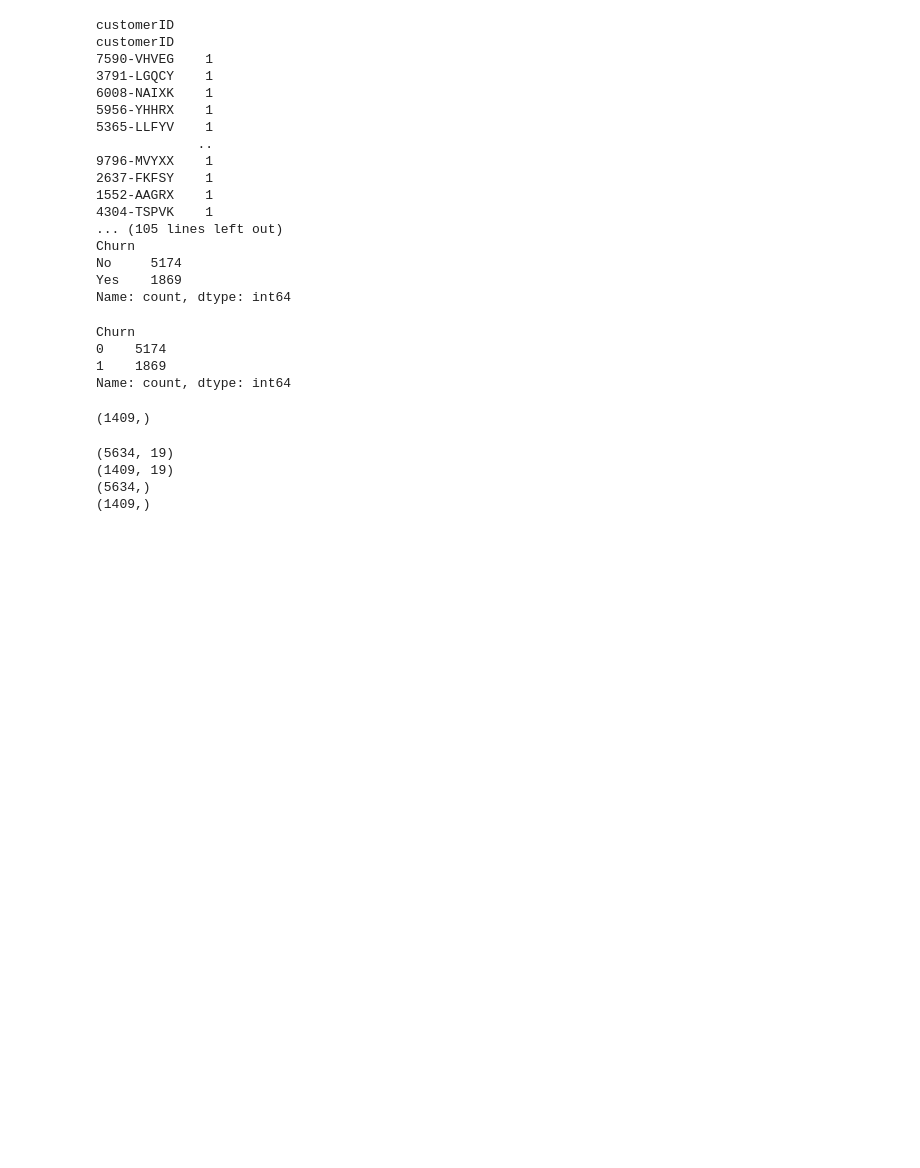
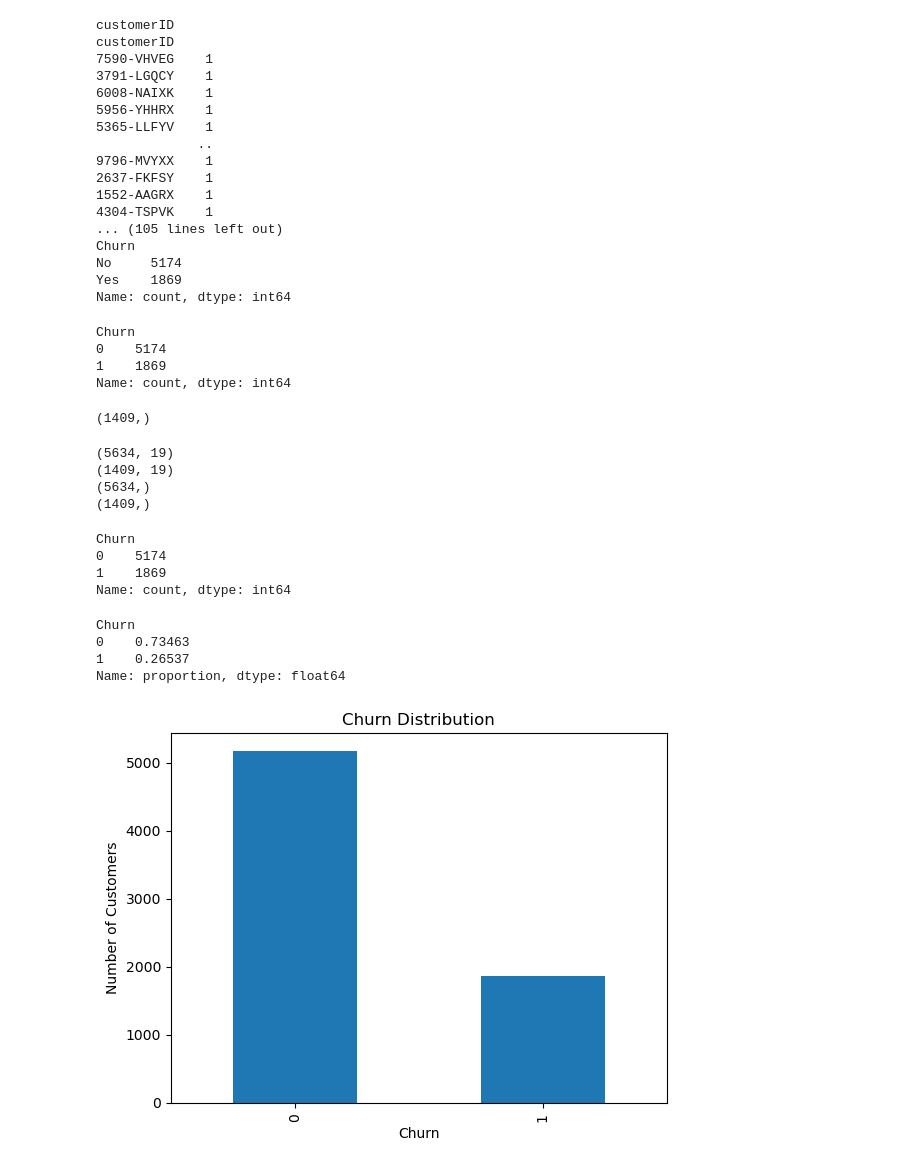
Before and after one commit to dekatii/telco-customer-churn-ml, a Jupyter notebook: notebooks/01_data_exploration.ipynb, the cells around one changed output. Cells and saved outputs as stored; diff of their text form; code cells hidden in the pictures; blank space fills up the shorter version.

```diff
--- a/notebooks/01_data_exploration.ipynb
+++ b/notebooks/01_data_exploration.ipynb
@@ -3,7 +3,7 @@ import pandas as pd
 import numpy as np
 import matplotlib.pyplot as plt
 # %%
-df = pd.read_csv("telco-customer-churn-ml/data/raw/WA_Fn-UseC_-Telco-Customer-Churn.csv")
+df = pd.read_csv("/Users/kianhajaliakbari/telco-customer-churn-ml/data/raw/WA_Fn-UseC_-Telco-Customer-Churn.csv")
 # %%
 df.head()
 # %% [output]
@@ -219,3 +219,25 @@ print(y_test.shape)
 (1409, 19)
 (5634,)
 (1409,)
+# %%
+y.value_counts()
+# %% [output]
+Churn
+0    5174
+1    1869
+Name: count, dtype: int64
+# %%
+y.value_counts(normalize=True)
+# %% [output]
+Churn
+0    0.73463
+1    0.26537
+Name: proportion, dtype: float64
+# %%
+y.value_counts().plot(kind="bar")
+plt.title("Churn Distribution")
+plt.xlabel("Churn")
+plt.ylabel("Number of Customers")
+plt.show()
+# %% [output]
+[figure, added]
```
Also changed, not shown: parts of 20 cells of this notebook, 1 other file.
